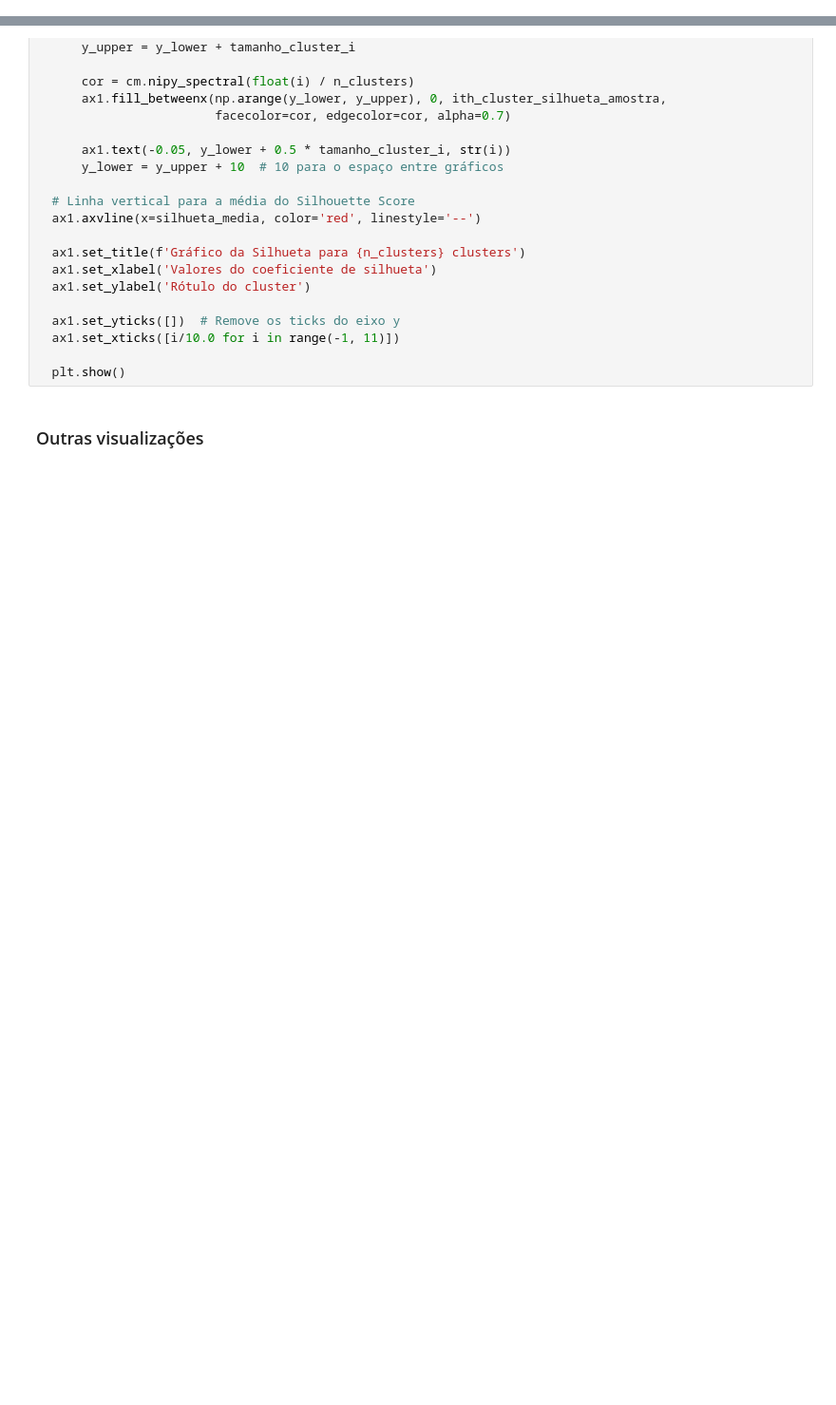
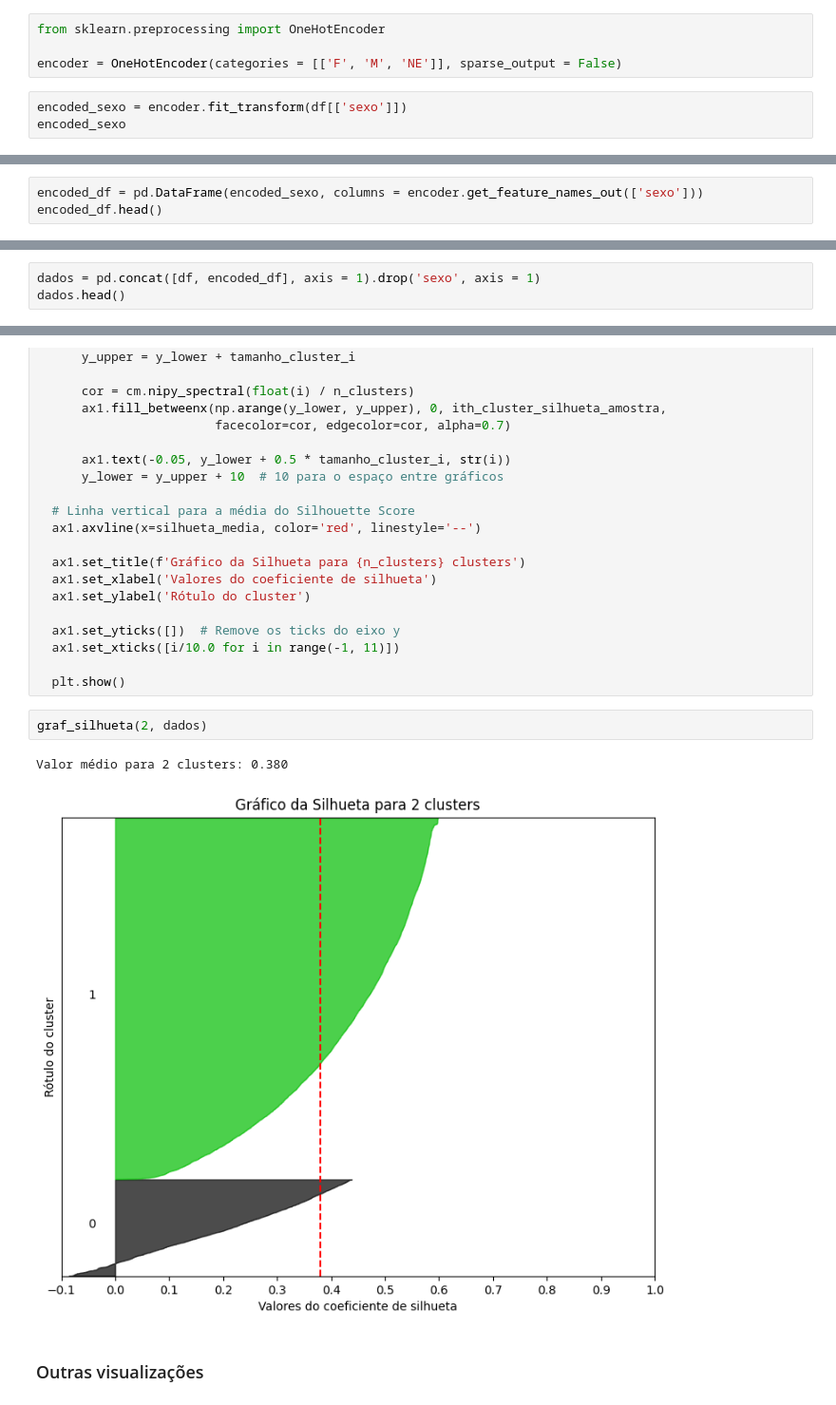
Before and after one commit to Gabriellemga/Python_Data_Science_Alura, a Jupyter notebook: M_L_Clusterizacao_dados_sem_rotulo/Projeto_marketing.ipynb, the cells around one changed output, grey strips where cells are left out. Shown: that part at 95% size. Cells and saved outputs as stored; diff of their text form; blank space fills up the shorter version.

```diff
--- a/M_L_Clusterizacao_dados_sem_rotulo/Projeto_marketing.ipynb
+++ b/M_L_Clusterizacao_dados_sem_rotulo/Projeto_marketing.ipynb
@@ -5,2 +47,9 @@ url = 'https://raw.githubusercontent.com/alura-cursos/Clusterizacao-dados-sem-ro
 # %% [markdown]
 ## Aplicando encoder
+# %%
+from sklearn.preprocessing import OneHotEncoder
+
+encoder = OneHotEncoder(categories = [['F', 'M', 'NE']], sparse_output = False)
+# %%
+encoded_sexo = encoder.fit_transform(df[['sexo']])
+encoded_sexo
@@ -6,0 +64,3 @@ url = 'https://raw.githubusercontent.com/alura-cursos/Clusterizacao-dados-sem-ro
+# %%
+encoded_df = pd.DataFrame(encoded_sexo, columns = encoder.get_feature_names_out(['sexo']))
+encoded_df.head()
@@ -6,0 +74,3 @@ url = 'https://raw.githubusercontent.com/alura-cursos/Clusterizacao-dados-sem-ro
+# %%
+dados = pd.concat([df, encoded_df], axis = 1).drop('sexo', axis = 1)
+dados.head()
@@ -63,5 +206,10 @@ def graf_silhueta (n_clusters, dados):
   ax1.set_xticks([i/10.0 for i in range(-1, 11)])
 
   plt.show()
+# %%
+graf_silhueta(2, dados)
+# %% [output]
+Valor médio para 2 clusters: 0.380
+[figure, added]
 # %% [markdown]
 ### Outras visualizações
```
Also changed, not shown: parts of 39 cells of this notebook.
